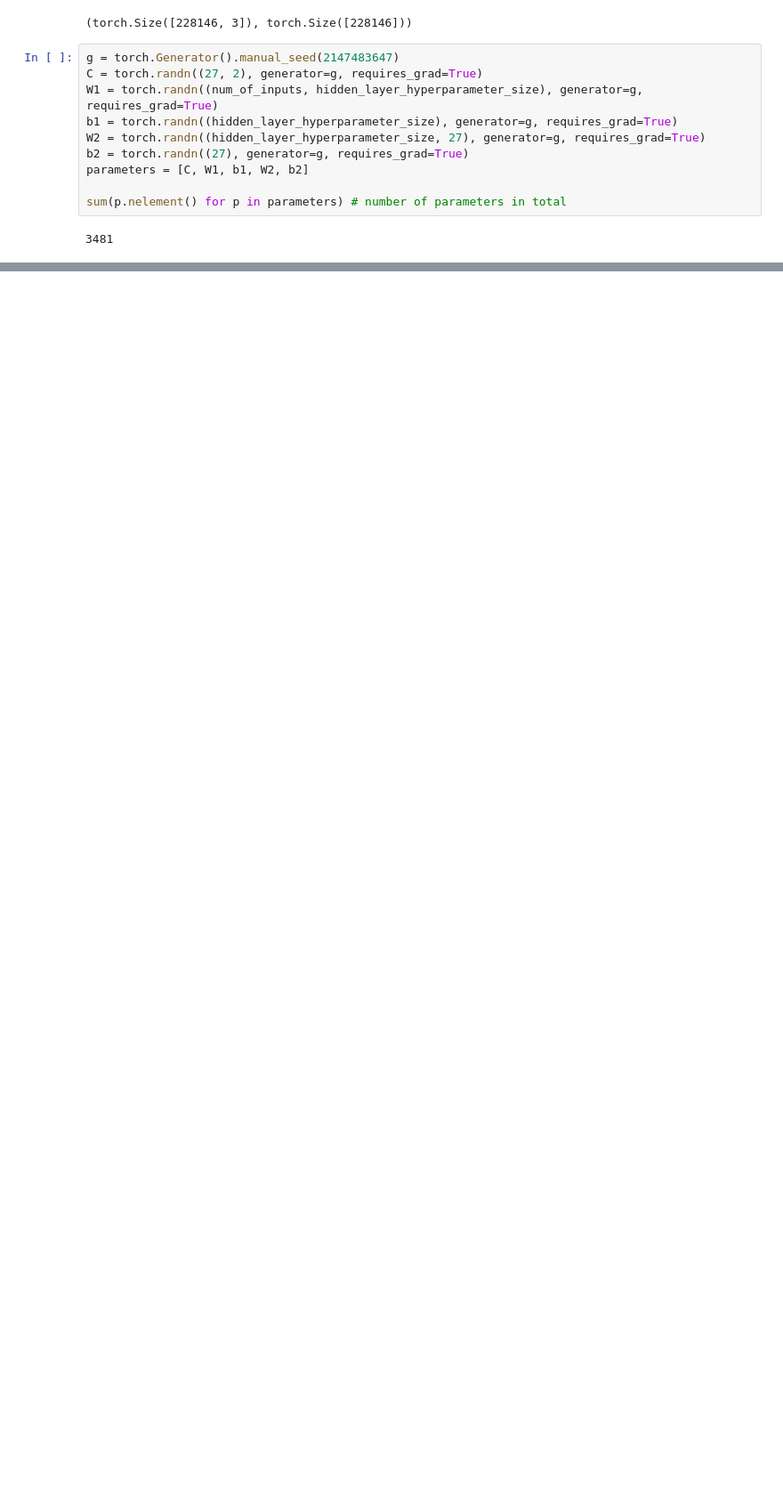
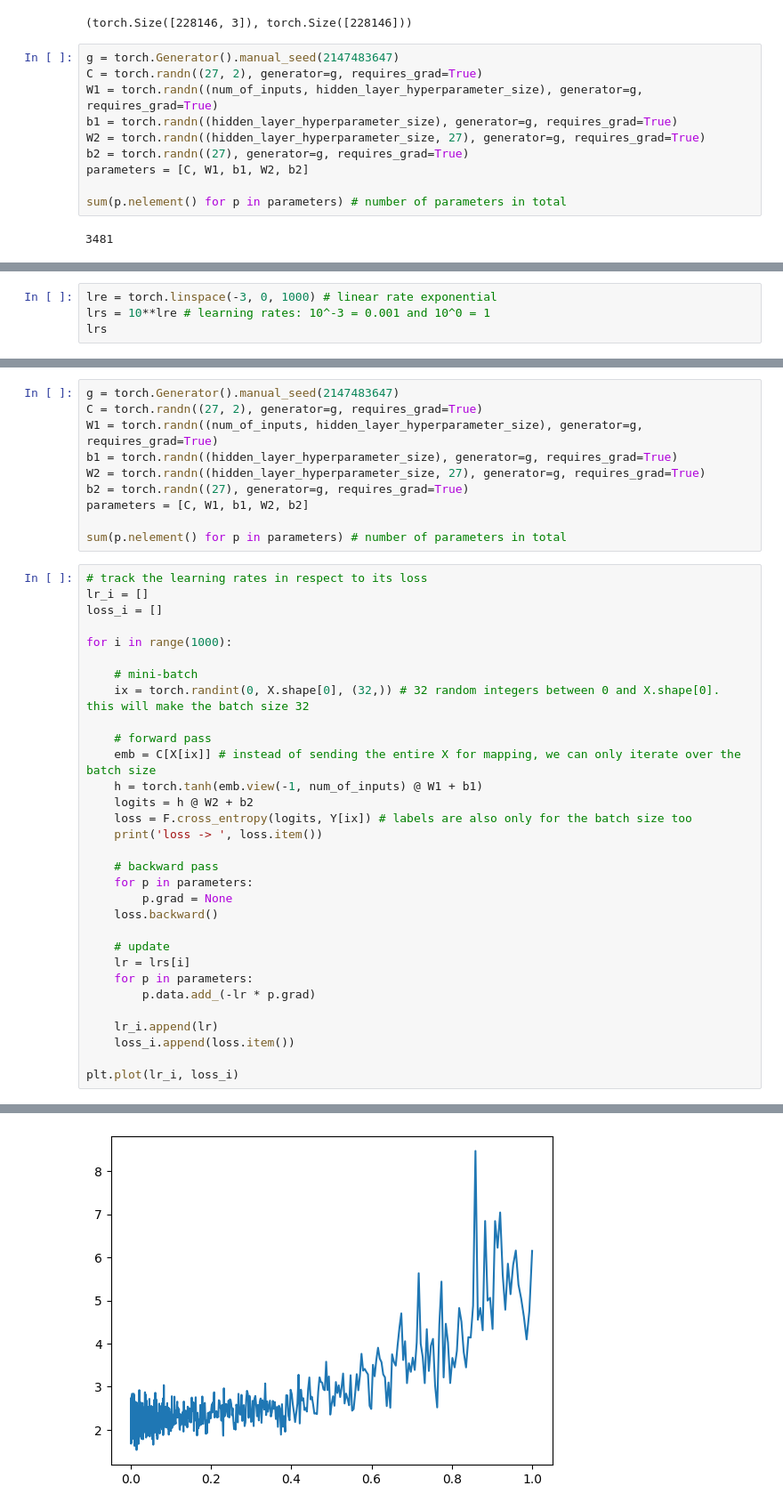
Before and after one commit to mehrdad-zade/OpenAPI, a Jupyter notebook: research/makemore_2_MLP_Explained.ipynb, the cells around one changed output, grey strips where cells are left out. Shown: that part at 89% size. Saved outputs shown, nothing was run; the diff lists cells and outputs as text; blank space fills up the shorter version.

Commit message:
learning rate evaluation

```diff
--- a/research/makemore_2_MLP_Explained.ipynb
+++ b/research/makemore_2_MLP_Explained.ipynb
@@ -396,0 +454,4 @@ to optimize the training process we introduce mini-batches
+# %%
+lre = torch.linspace(-3, 0, 1000) # linear rate exponential
+lrs = 10**lre # learning rates: 10^-3 = 0.001 and 10^0 = 1
+lrs
@@ -396,0 +478,42 @@ to optimize the training process we introduce mini-batches
+# %%
+g = torch.Generator().manual_seed(2147483647)
+C = torch.randn((27, 2), generator=g, requires_grad=True)
+W1 = torch.randn((num_of_inputs, hidden_layer_hyperparameter_size), generator=g, requires_grad=True)
+b1 = torch.randn((hidden_layer_hyperparameter_size), generator=g, requires_grad=True)
+W2 = torch.randn((hidden_layer_hyperparameter_size, 27), generator=g, requires_grad=True)
+b2 = torch.randn((27), generator=g, requires_grad=True)
+parameters = [C, W1, b1, W2, b2]
+
+sum(p.nelement() for p in parameters) # number of parameters in total
+# %%
+# track the learning rates in respect to its loss
+lr_i = []
+loss_i = []
+
+for i in range(1000):
+
+    # mini-batch
+    ix = torch.randint(0, X.shape[0], (32,)) # 32 random integers between 0 and X.shape[0]. this will make the batch size 32
+
+    # forward pass
+    emb = C[X[ix]] # instead of sending the entire X for mapping, we can only iterate over the batch size
+    h = torch.tanh(emb.view(-1, num_of_inputs) @ W1 + b1)
+    logits = h @ W2 + b2
+    loss = F.cross_entropy(logits, Y[ix]) # labels are also only for the batch size too
+    print('loss -> ', loss.item())
+
+    # backward pass
+    for p in parameters:
+        p.grad = None
+    loss.backward()
+
+    # update
+    lr = lrs[i]
+    for p in parameters:
+        p.data.add_(-lr * p.grad)
+
+    lr_i.append(lr)
+    loss_i.append(loss.item())
+
+plt.plot(lr_i, loss_i)
+# %% [output]
@@ -396,0 +538 @@ to optimize the training process we introduce mini-batches
+[figure, added]
```
Also changed, not shown: parts of 15 cells of this notebook.
